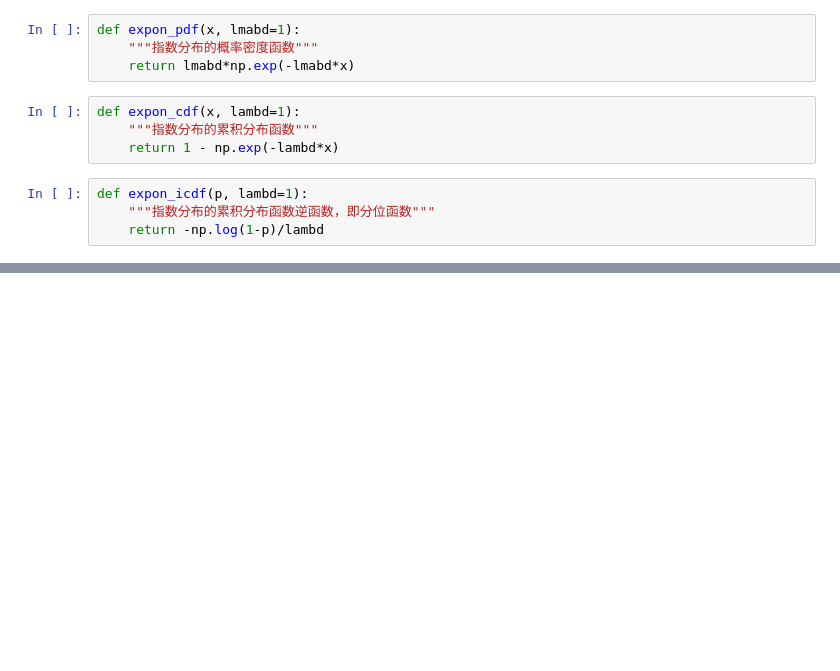
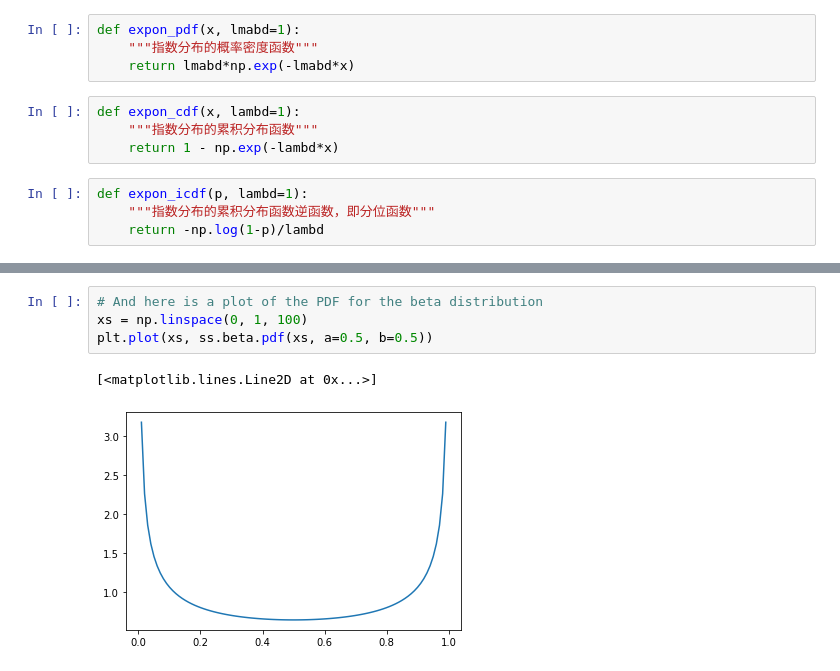
Before and after one commit to sim42/SCML, a Jupyter notebook: Chapter07/1. 蒙特卡罗方法.ipynb, the cells around one changed output, grey strips where cells are left out. Drawn from its saved outputs; the diff is of its cells as text; blank space fills up the shorter version.

```diff
--- a/Chapter07/1. 蒙特卡罗方法.ipynb
+++ b/Chapter07/1. 蒙特卡罗方法.ipynb
@@ -141,3 +157,10 @@ plt.title('Histogram of exponential PRNGs');
+# %%
+# And here is a plot of the PDF for the beta distribution
+xs = np.linspace(0, 1, 100)
+plt.plot(xs, ss.beta.pdf(xs, a=0.5, b=0.5))
+# %% [output]
+[<matplotlib.lines.Line2D at 0x...>]
+[figure, added]
 # %% [markdown]
 ## 蒙特卡罗积分
 ---
```
Also changed, not shown: parts of 35 cells of this notebook, 1 other file.
